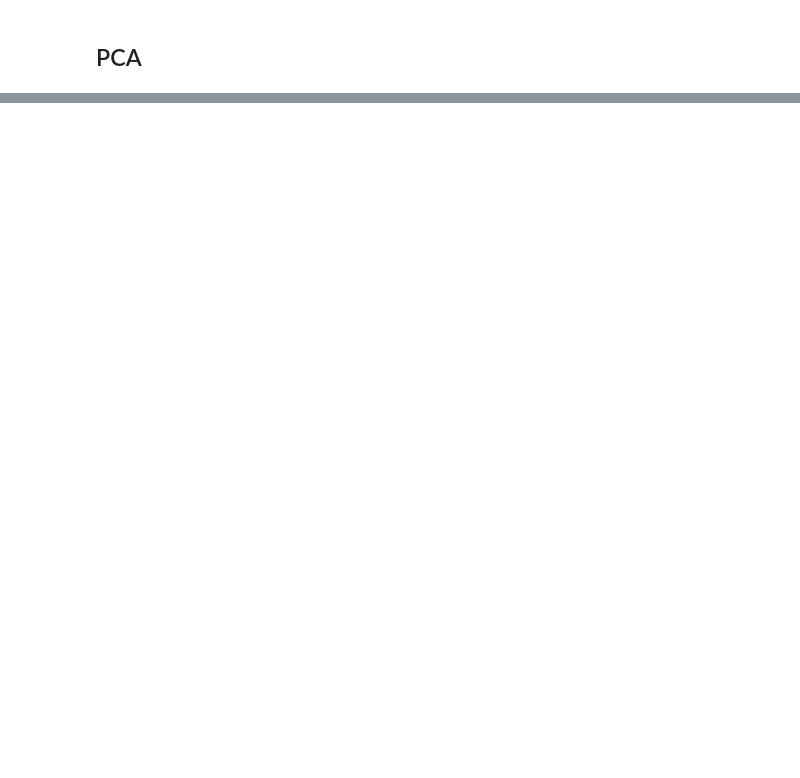
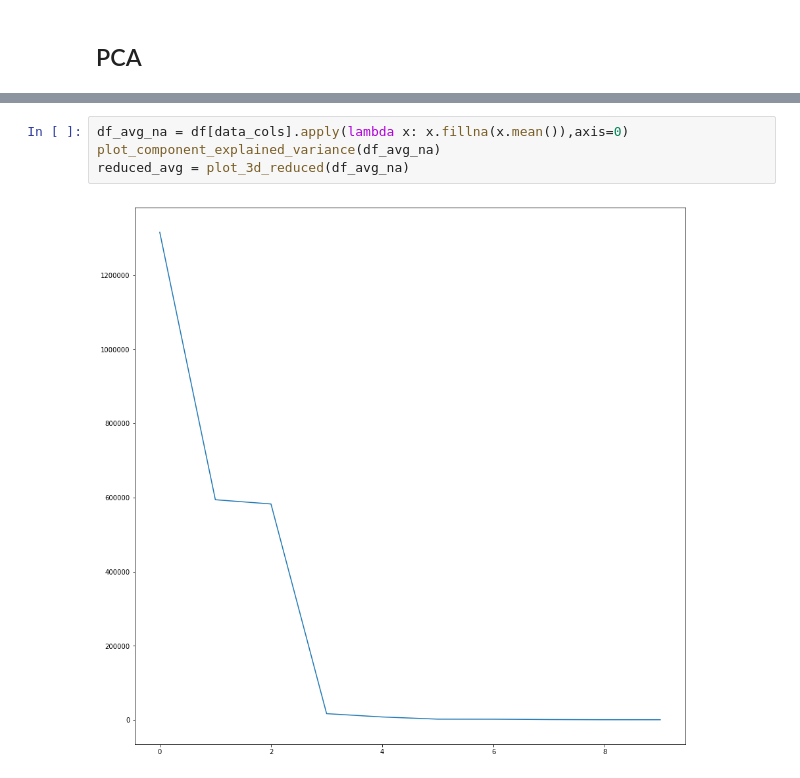
Before and after one commit to j-goldsmith/TurbineTimeSeries.EDA, a Jupyter notebook: src/exploration.ipynb, the cells around one changed output, grey strips where cells are left out. Saved outputs shown, nothing was run; the diff lists cells and outputs as text; blank space fills up the shorter version.

```diff
--- a/src/exploration.ipynb
+++ b/src/exploration.ipynb
@@ -170,0 +198,6 @@ plt.show()
+# %%
+df_avg_na = df[data_cols].apply(lambda x: x.fillna(x.mean()),axis=0)
+plot_component_explained_variance(df_avg_na)
+reduced_avg = plot_3d_reduced(df_avg_na)
+# %% [output]
+[figure, added]
```
Also changed, not shown: parts of 7 cells of this notebook.
